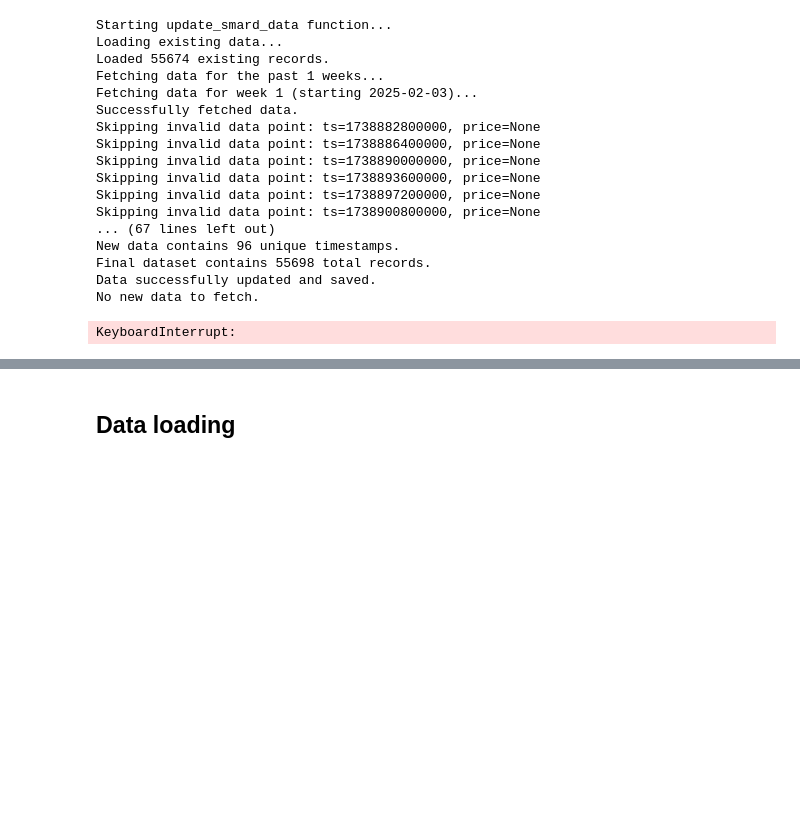
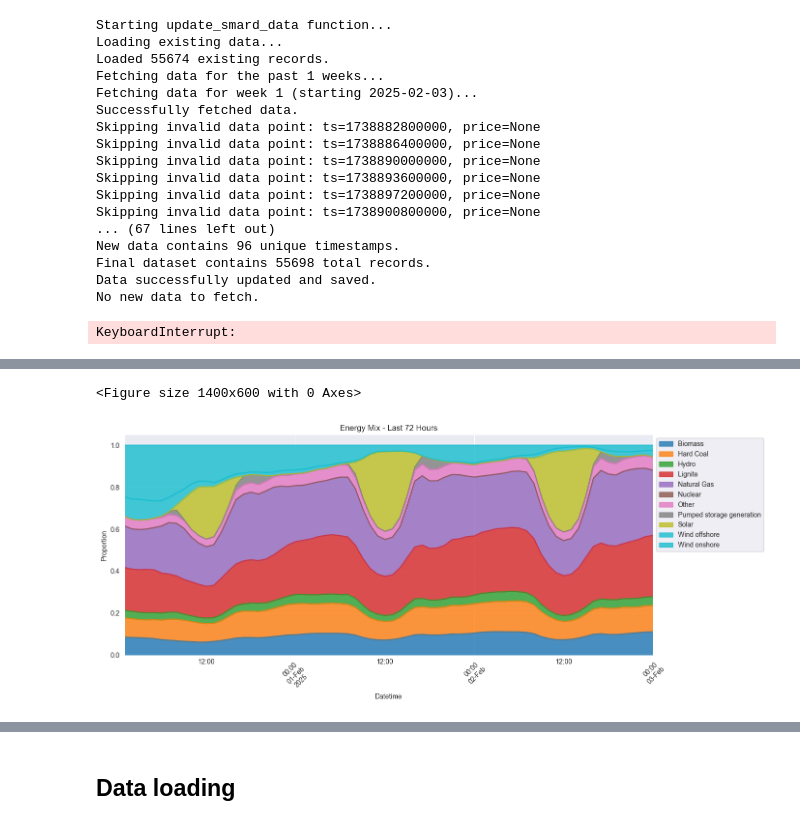
Before and after one commit to YukaNakamoto/LSDI-Project-, a Jupyter notebook: hand_in/notebook.ipynb, the cells around one changed output, grey strips where cells are left out. Cells and saved outputs as stored; diff of their text form; code cells hidden in the pictures; blank space fills up the shorter version.

```diff
--- a/hand_in/notebook.ipynb
+++ b/hand_in/notebook.ipynb
@@ -58,0 +79,32 @@ Checkbox(value=False, description='Normalize')
+# %%
+# Rename the timestamp column and parse dates
+df_raw =pd.read_csv('../data/hourly_market_mix_cleaned.csv')
+
+df_raw.rename(columns={"Timestamp": "Datetime"}, inplace=True)
+df_raw["Datetime"] = pd.to_datetime(df_raw["Datetime"])
+
+# Ensure the dataframe is sorted by datetime
+df_raw = df_raw.sort_values(by="Datetime")
+
+# Select the last 72 hours
+df_last_72h = df_raw.tail(72)
+
+# Set Datetime as index
+df_last_72h.set_index("Datetime", inplace=True)
+
+# Normalize the energy sources to get proportions
+df_normalized = df_last_72h.div(df_last_72h.sum(axis=1), axis=0)
+
+# Plot the stacked area chart
+plt.figure(figsize=(14, 6))
+df_normalized.plot.area(figsize=(14, 6), alpha=0.8, cmap="tab10")
+plt.xlabel("Datetime")
+plt.ylabel("Proportion")
+plt.title("Energy Mix - Last 72 Hours")
+plt.xticks(rotation=45)
+plt.legend(loc="upper left", bbox_to_anchor=(1, 1))
+plt.tight_layout()
+plt.show()
+# %% [output]
+<Figure size 1400x600 with 0 Axes>
+[figure, added]
```
Also changed, not shown: parts of 28 cells of this notebook.
